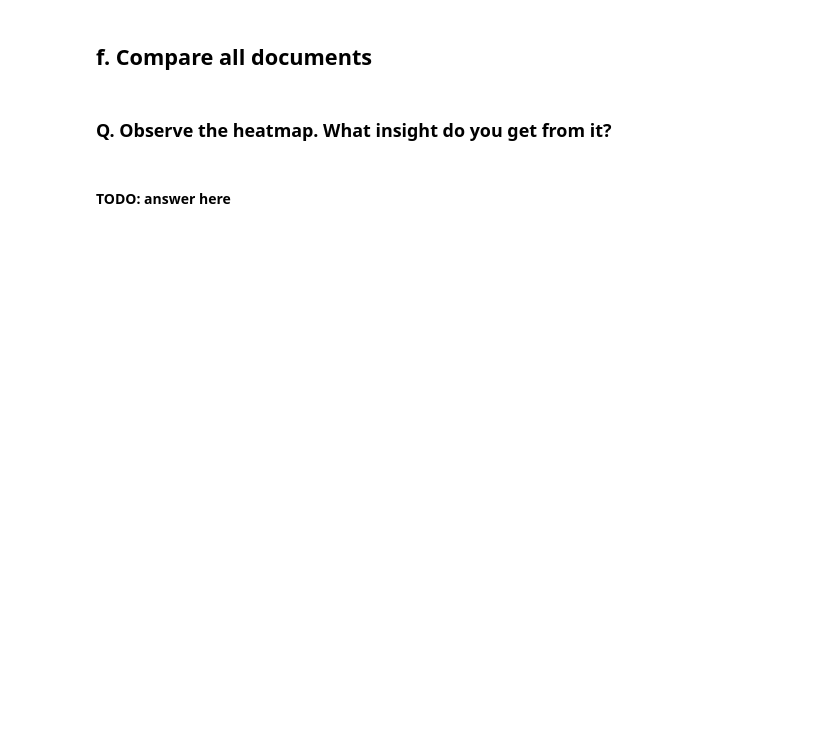
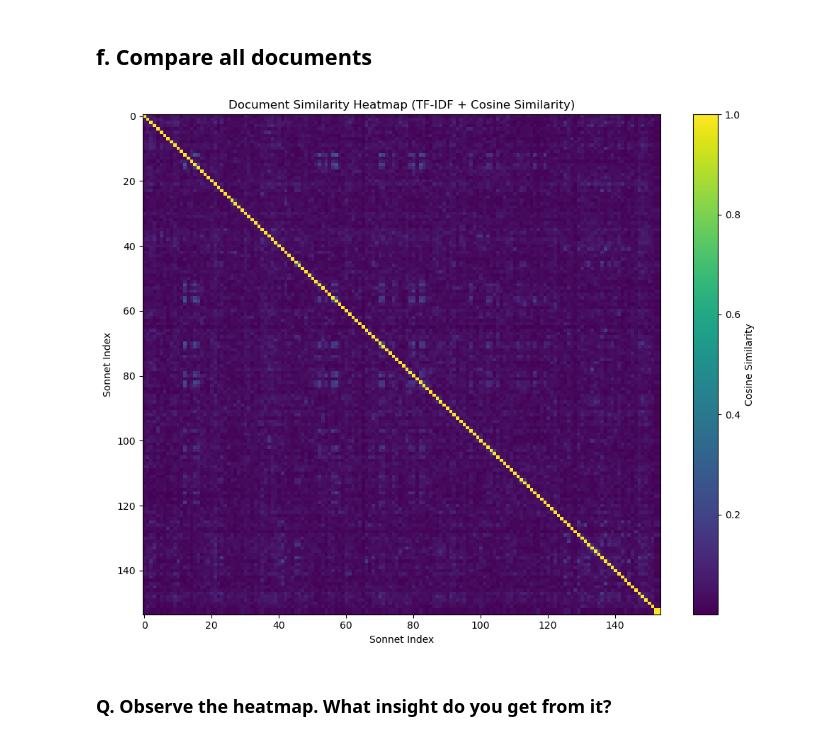
Before and after one commit to miriamshamash/shakespeare-sonnet-text-analysis, a Jupyter notebook: results_and_analysis.ipynb, the cells around one changed output. Drawn from its saved outputs; the diff is of its cells as text; code cells hidden in the pictures; blank space fills up the shorter version.

```diff
--- a/results_and_analysis.ipynb
+++ b/results_and_analysis.ipynb
@@ -125,4 +204,36 @@ df.head(20)
+# %%
+import numpy as np
+import matplotlib.pyplot as plt
+
+# 1) Compute IDF once for the full corpus
+corpus_idf = idf(corpus)
+
+# 2) Build TF-IDF vectors for every sonnet
+sonnet_ids = sorted(corpus.keys(), key=lambda x: int(x) if x.isdigit() else x)
+tfidf_vectors = {}
+
+for sid in sonnet_ids:
+    tf_vec = tf(corpus[sid])
+    tfidf_vectors[sid] = tf_idf(corpus_idf, tf_vec)
+
+# 3) Create cosine similarity matrix
+n = len(sonnet_ids)
+sim_matrix = np.zeros((n, n))
+
+for i in range(n):
+    for j in range(n):
+        sim_matrix[i, j] = cosine_sim(tfidf_vectors[sonnet_ids[i]], tfidf_vectors[sonnet_ids[j]])
+
+# 4) Plot heatmap (matplotlib only)
+plt.figure(figsize=(10, 8))
+plt.imshow(sim_matrix, aspect='auto')
+plt.colorbar(label="Cosine Similarity")
+plt.title("Document Similarity Heatmap (TF-IDF + Cosine Similarity)")
+plt.xlabel("Sonnet Index")
+plt.ylabel("Sonnet Index")
+plt.tight_layout()
+plt.show()
+# %% [output]
+[figure, added]
 # %% [markdown]
 ### Q. Observe the heatmap. What insight do you get from it?
-# %% [markdown]
-#### TODO: answer here
```
Also changed, not shown: parts of 18 cells of this notebook.
